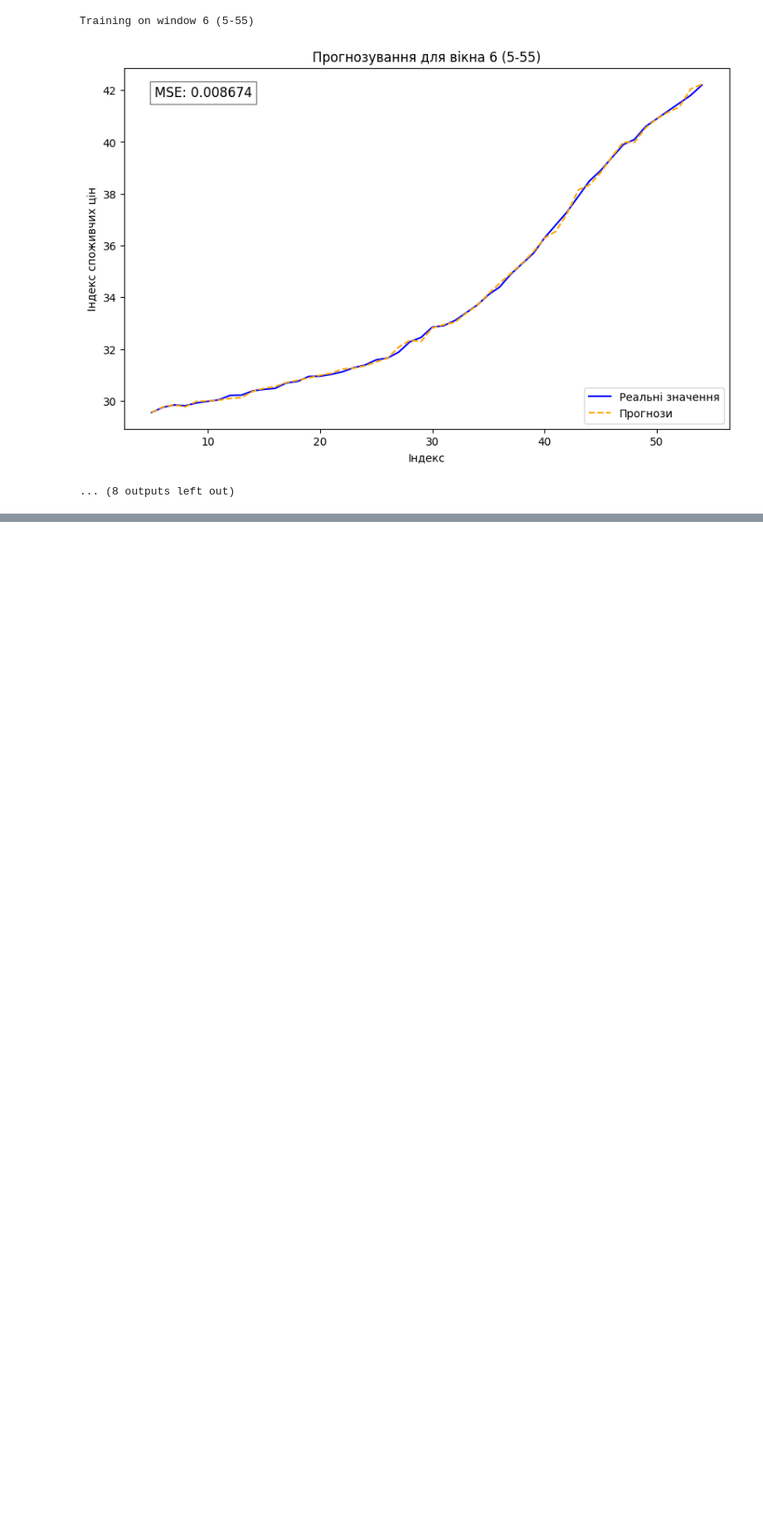
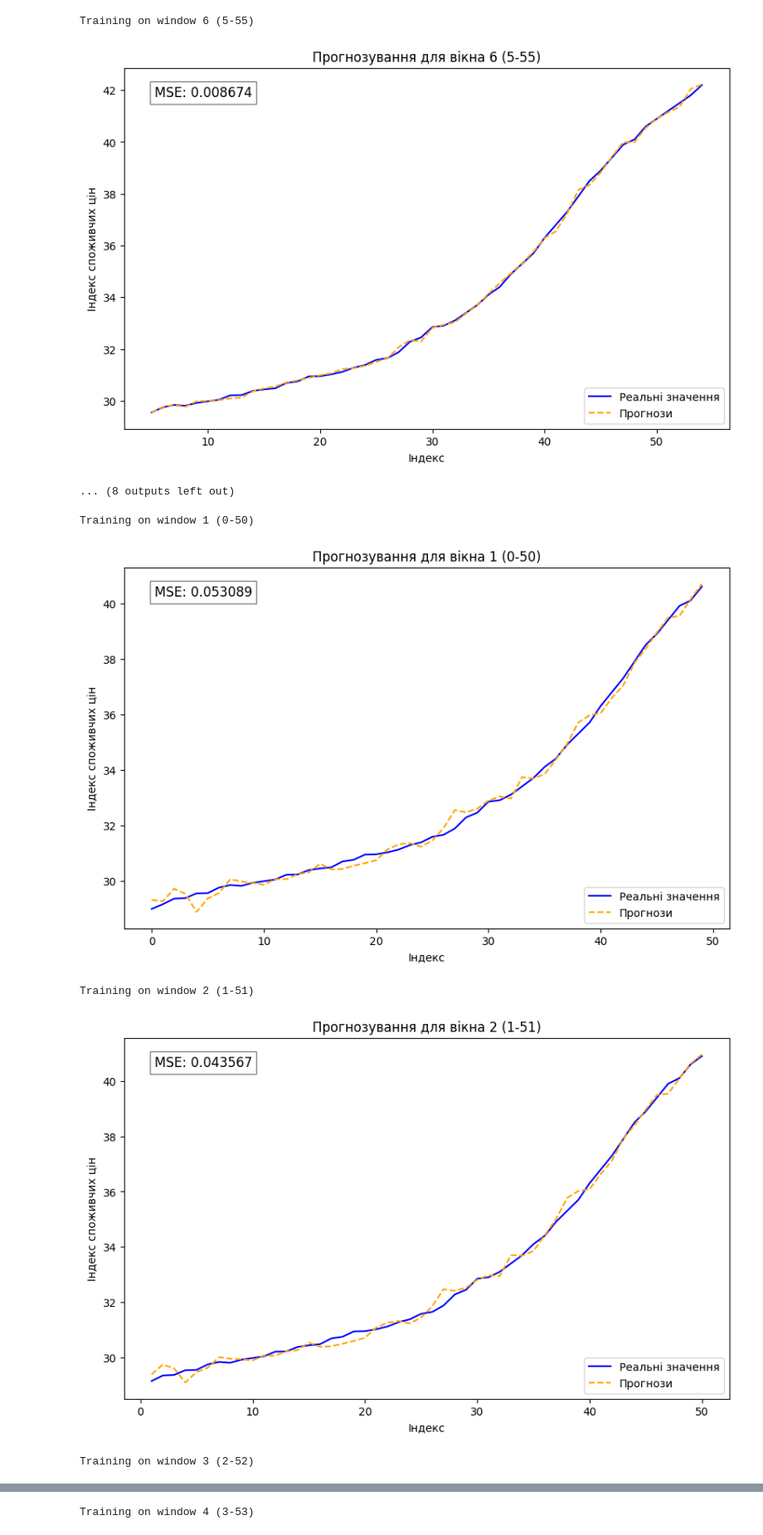
Before and after one commit to AdobyY/NN, a Jupyter notebook: conjugate_gradient.ipynb, the cells around one changed output, grey strips where cells are left out. Shown at 83% size. Saved outputs shown, nothing was run; the diff lists cells and outputs as text; code cells hidden in the pictures; blank space fills up the shorter version.

Commit message:
Added results for partial model

```diff
--- a/conjugate_gradient.ipynb
+++ b/conjugate_gradient.ipynb
@@ -213,3 +213,29 @@ Training on window 5 (4-54)
 Training on window 6 (5-55)
 [figure]
 ... (8 outputs left out)
+# %%
+X = data[['realgdp', 'realcons', 'realinv', 'realgovt',
+          'realdpi']].values
+y = data['cpi'].values
+
+x_scaler = StandardScaler()
+y_scaler = StandardScaler()
+X_scaled = x_scaler.fit_transform(X)
+y_scaled = y_scaler.fit_transform(y.reshape(-1, 1))
+# %%
+X = X_scaled
+y = y_scaled
+
+# Initialize model
+model = SimpleNN(input_size=X.shape[1], hidden_size=20, output_size=1)
+# %%
+folder = 'partial'
+os.makedirs(folder, exist_ok=True)
+
+sliding_window_training(X, y, folder, window_size=50, num_windows=10)
+# %% [output]
+Training on window 1 (0-50)
+[figure, added]
+Training on window 2 (1-51)
+[figure, added]
+Training on window 3 (2-52)
@@ -215,0 +243 @@ Training on window 6 (5-55)
+Training on window 4 (3-53)
```
Also changed, not shown: parts of 1 cell of this notebook, 20 other files.
